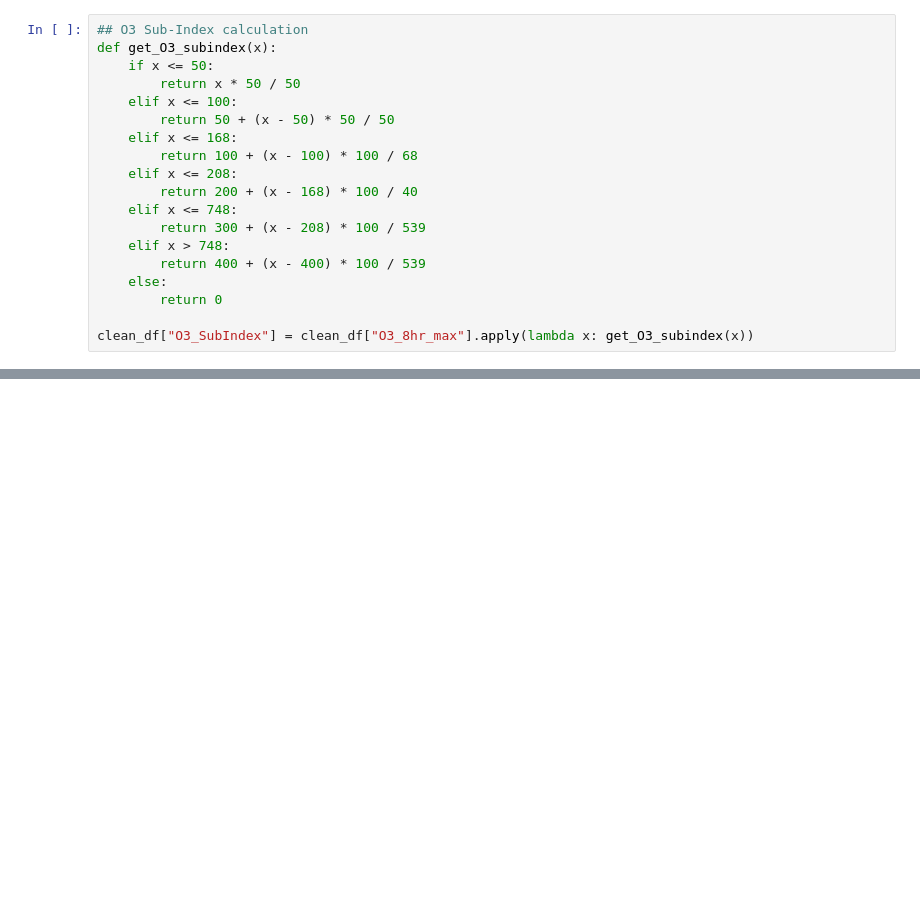
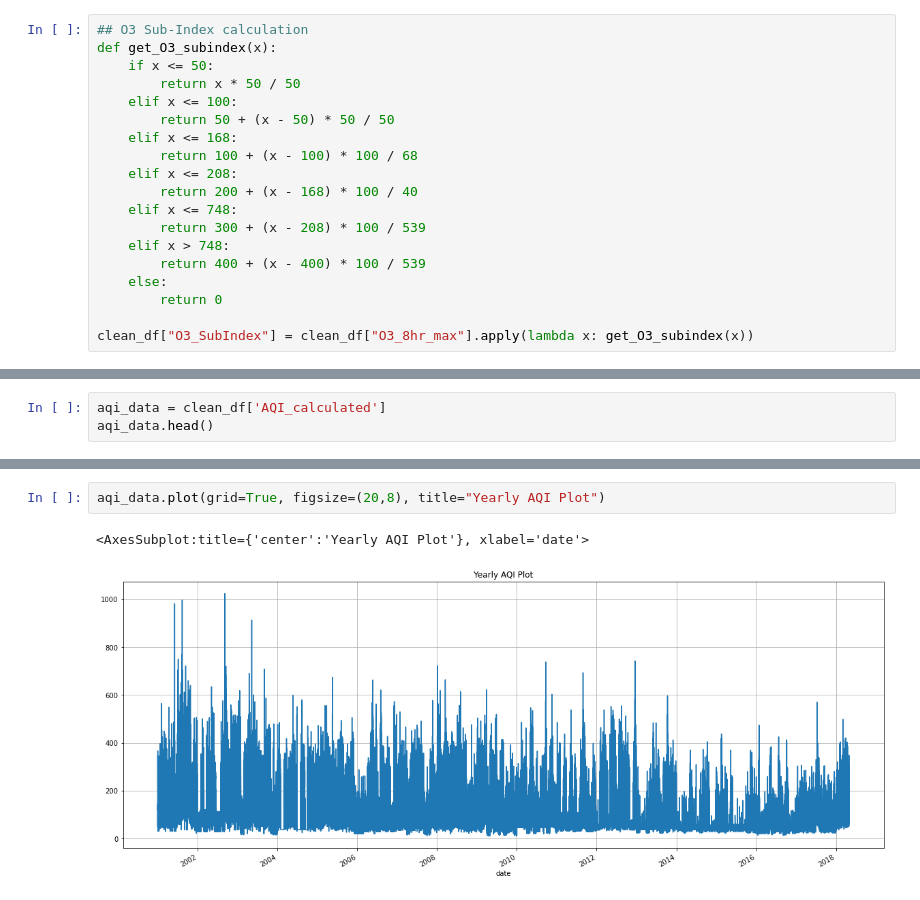
Before and after one commit to lisachukwu/PP22-W607, a Jupyter notebook: W706.ipynb, the cells around one changed output, grey strips where cells are left out. Cells and saved outputs as stored; diff of their text form; blank space fills up the shorter version.

```diff
--- a/W706.ipynb
+++ b/W706.ipynb
@@ -327,0 +342,3 @@ sns.lineplot(x=clean_df.index.year,y=clean_df["AQI_calculated"])
+# %%
+aqi_data = clean_df['AQI_calculated']
+aqi_data.head()
@@ -327,0 +353,5 @@ sns.lineplot(x=clean_df.index.year,y=clean_df["AQI_calculated"])
+# %%
+aqi_data.plot(grid=True, figsize=(20,8), title="Yearly AQI Plot")
+# %% [output]
+<AxesSubplot:title={'center':'Yearly AQI Plot'}, xlabel='date'>
+[figure, added]
```
Also changed, not shown: parts of 21 cells of this notebook.
